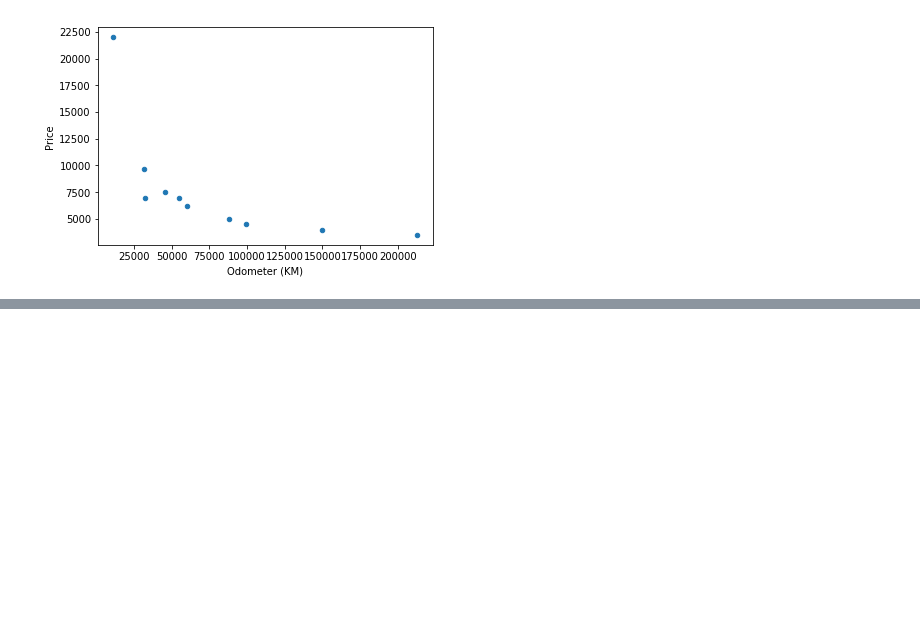
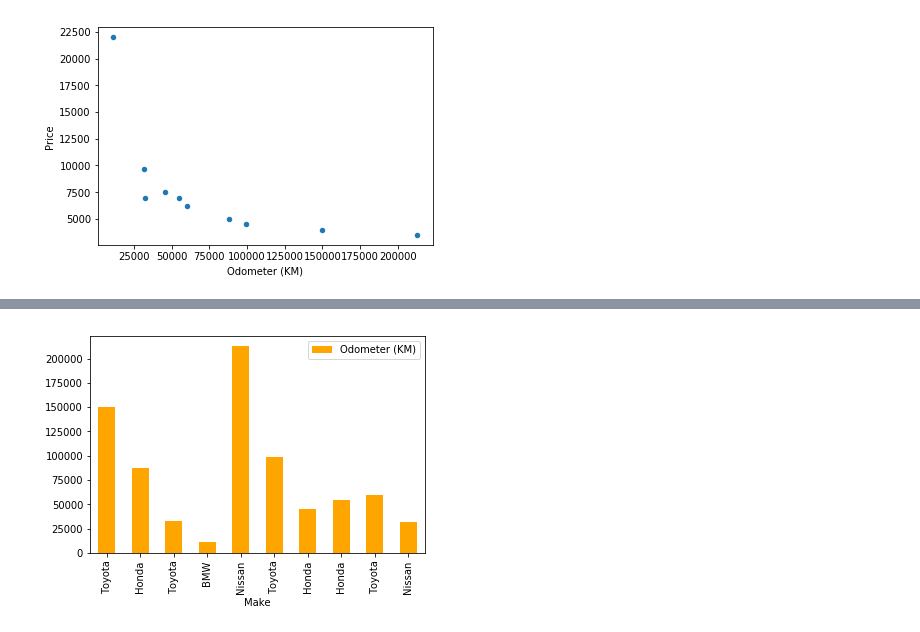
Before and after one commit to aryatomarAI/Machine-learning-and-data-science, a Jupyter notebook: Matplotlib/Introduction-to-matplotlib.ipynb, the cells around one changed output, grey strips where cells are left out. Cells and saved outputs as stored; diff of their text form; code cells hidden in the pictures; blank space fills up the shorter version.

```diff
--- a/Matplotlib/Introduction-to-matplotlib.ipynb
+++ b/Matplotlib/Introduction-to-matplotlib.ipynb
@@ -287,0 +352,4 @@ car_sales.plot(x='Odometer (KM)',y="Price",kind="scatter");
+# %%
+car_sales.plot(x='Make',y="Odometer (KM)",kind='bar',color='orange');
+# %% [output]
+[figure, added]
```
Also changed, not shown: parts of 16 cells of this notebook.
